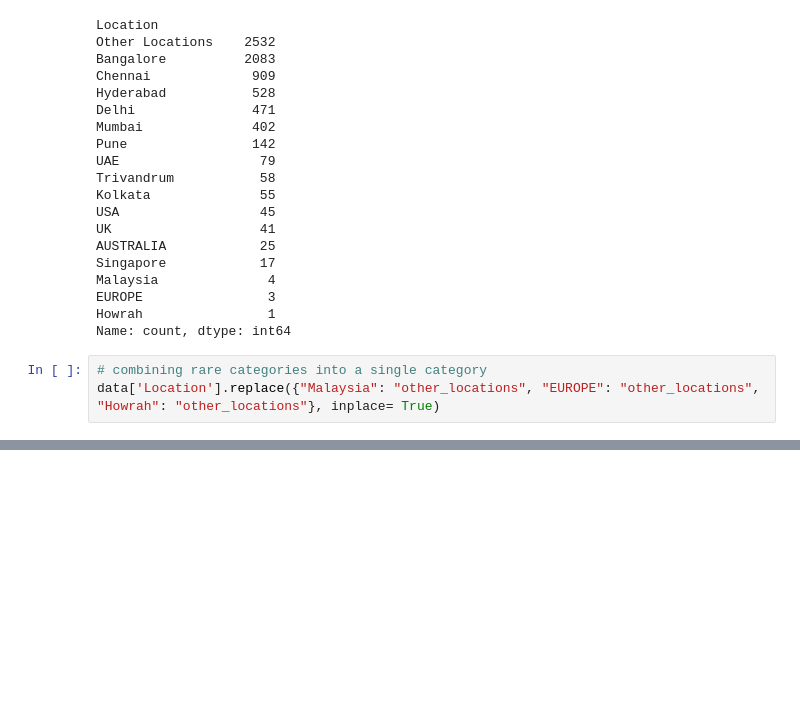
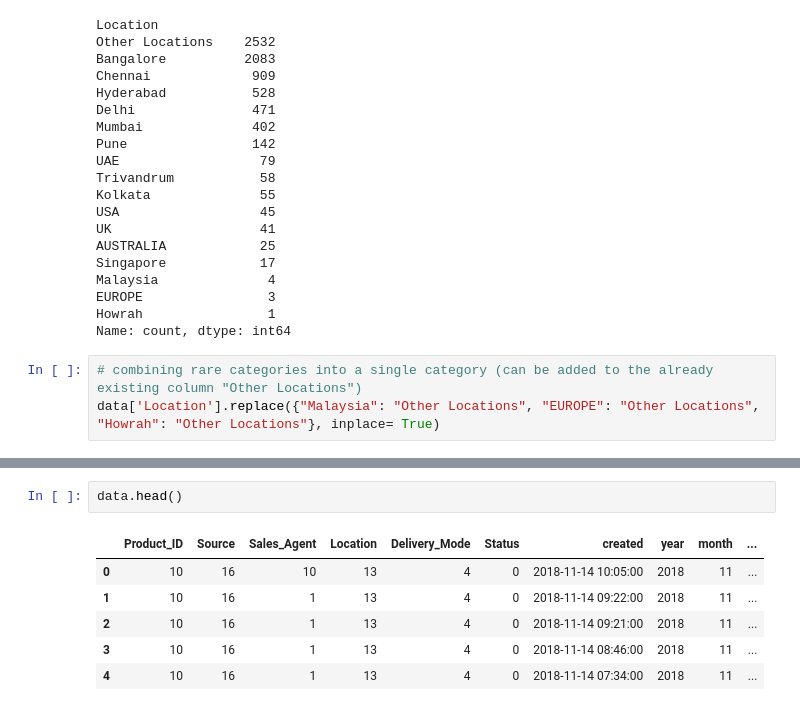
Before and after one commit to shanusaras/Lead_quality_categorization_for_enhanced_sales, a Jupyter notebook: sales effectiveness.ipynb, the cells around one changed output, grey strips where cells are left out. Saved outputs shown, nothing was run; the diff lists cells and outputs as text; blank space fills up the shorter version.

```diff
--- a/sales effectiveness.ipynb
+++ b/sales effectiveness.ipynb
@@ -829,5 +829,5 @@ EUROPE                3
 Howrah                1
 Name: count, dtype: int64
 # %%
-# combining rare categories into a single category
-data['Location'].replace({"Malaysia": "other_locations", "EUROPE": "other_locations", "Howrah": "other_locations"}, inplace= True)
+# combining rare categories into a single category (can be added to the already existing column "Other Locations")
+data['Location'].replace({"Malaysia": "Other Locations", "EUROPE": "Other Locations", "Howrah": "Other Locations"}, inplace= True)
@@ -853,0 +902,9 @@ Name: count, dtype: int64
+# %%
+data.head()
+# %% [output]
+|  | Product_ID | Source | Sales_Agent | Location | Delivery_Mode | Status | created | year | month | ... |
+| 0 | 10 | 16 | 10 | 13 | 4 | 0 | 2018-11-14 10:05:00 | 2018 | 11 | ... |
+| 1 | 10 | 16 | 1 | 13 | 4 | 0 | 2018-11-14 09:22:00 | 2018 | 11 | ... |
+| 2 | 10 | 16 | 1 | 13 | 4 | 0 | 2018-11-14 09:21:00 | 2018 | 11 | ... |
+| 3 | 10 | 16 | 1 | 13 | 4 | 0 | 2018-11-14 08:46:00 | 2018 | 11 | ... |
+| 4 | 10 | 16 | 1 | 13 | 4 | 0 | 2018-11-14 07:34:00 | 2018 | 11 | ... |
```
Also changed, not shown: parts of 36 cells of this notebook.
